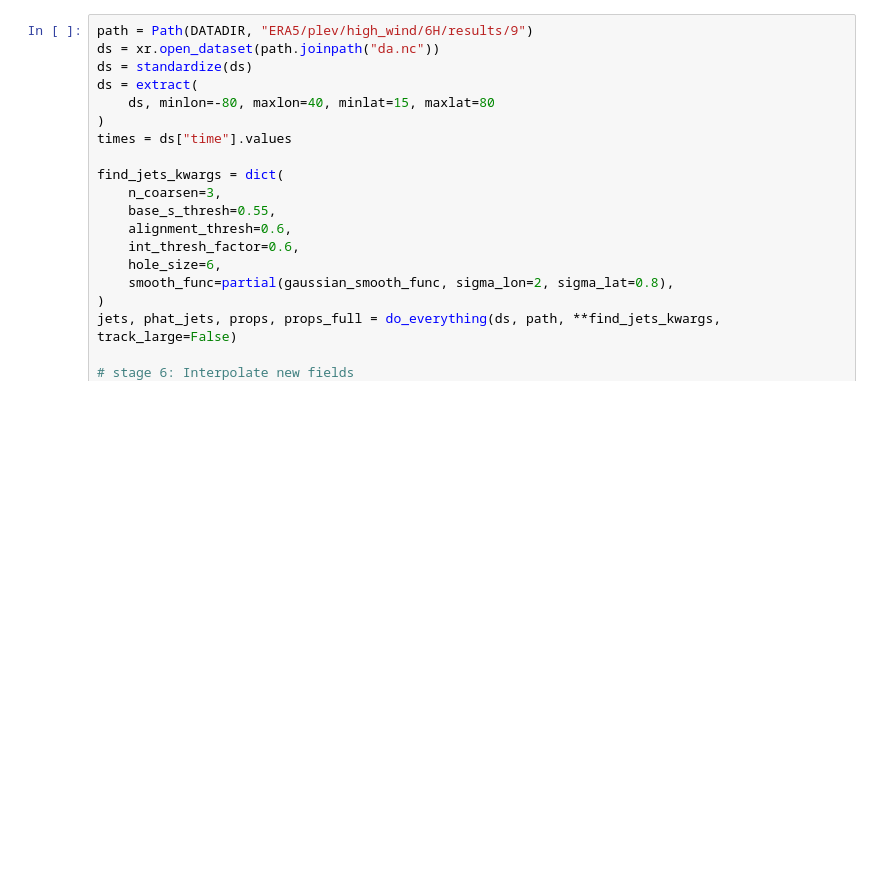
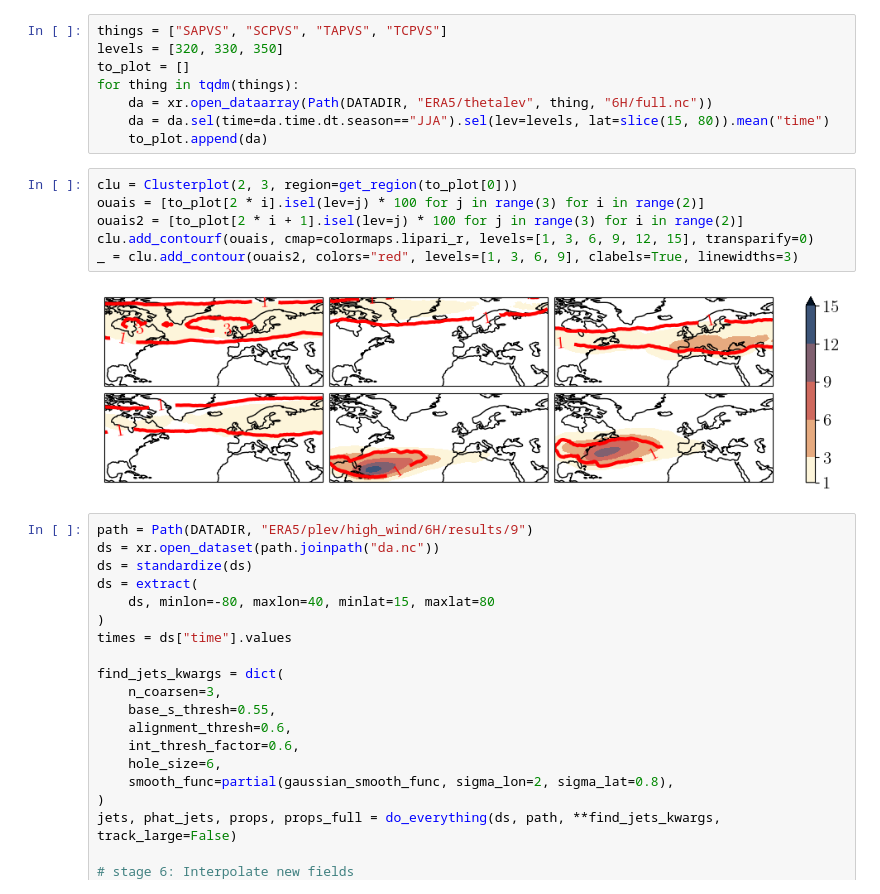
Before and after one commit to hbanderier/Jetutils, a Jupyter notebook: notebooks/on_remote/Playgrounds/data_stuff.ipynb, the cells around one changed output. Saved outputs shown, nothing was run; the diff lists cells and outputs as text; blank space fills up the shorter version.

```diff
--- a/notebooks/on_remote/Playgrounds/data_stuff.ipynb
+++ b/notebooks/on_remote/Playgrounds/data_stuff.ipynb
@@ -104,6 +105,22 @@ from tqdm import tqdm, trange
 # %% [output]
 no xgboost found
 No shap
+# %%
+things = ["SAPVS", "SCPVS", "TAPVS", "TCPVS"]
+levels = [320, 330, 350]
+to_plot = []
+for thing in tqdm(things):
+    da = xr.open_dataarray(Path(DATADIR, "ERA5/thetalev", thing, "6H/full.nc"))
+    da = da.sel(time=da.time.dt.season=="JJA").sel(lev=levels, lat=slice(15, 80)).mean("time")
+    to_plot.append(da)
+# %%
+clu = Clusterplot(2, 3, region=get_region(to_plot[0]))
+ouais = [to_plot[2 * i].isel(lev=j) * 100 for j in range(3) for i in range(2)]
+ouais2 = [to_plot[2 * i + 1].isel(lev=j) * 100 for j in range(3) for i in range(2)]
+clu.add_contourf(ouais, cmap=colormaps.lipari_r, levels=[1, 3, 6, 9, 12, 15], transparify=0)
+_ = clu.add_contour(ouais2, colors="red", levels=[1, 3, 6, 9], clabels=True, linewidths=3)
+# %% [output]
+[figure, added]
 # %%
 path = Path(DATADIR, "ERA5/plev/high_wind/6H/results/9")
 ds = xr.open_dataset(path.joinpath("da.nc"))
```
Also changed, not shown: parts of 5 cells of this notebook, 1 other file.
